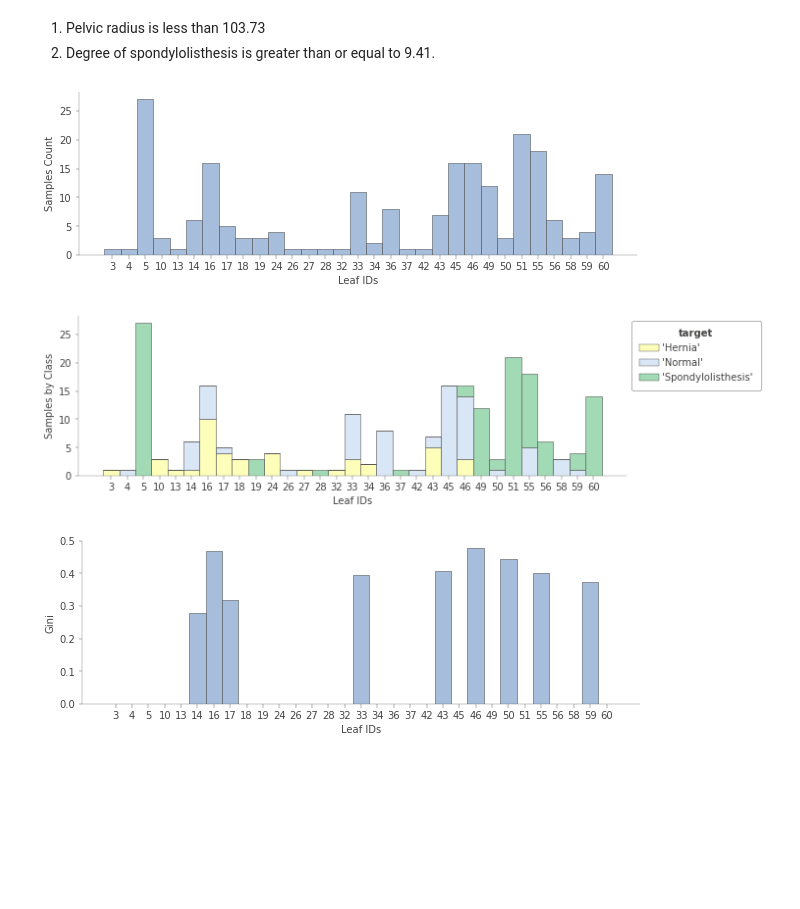
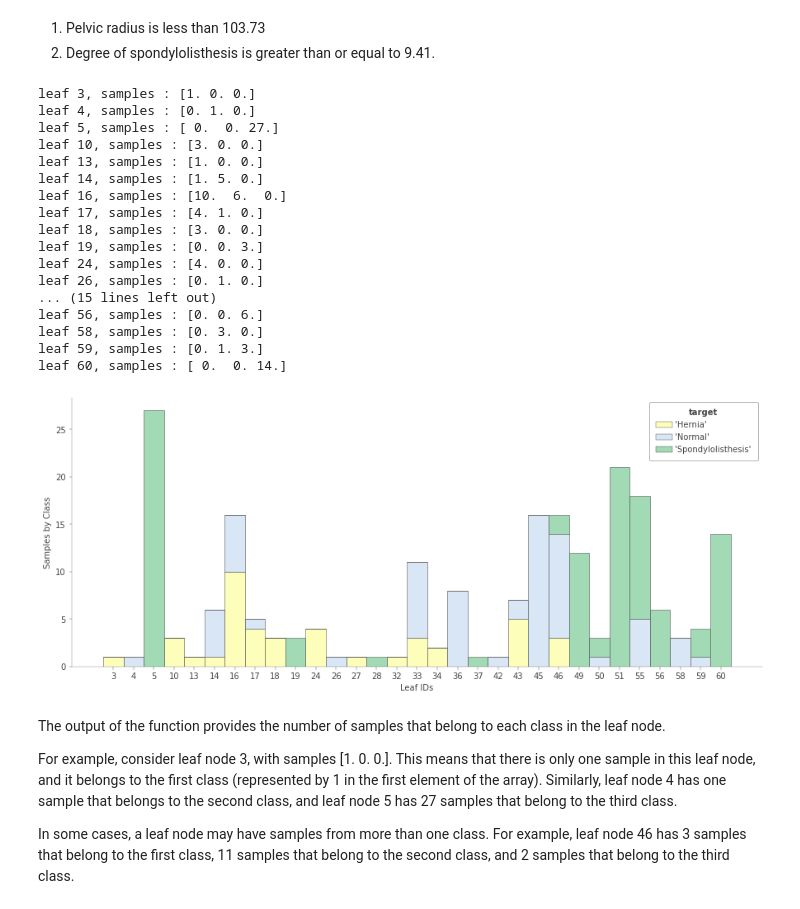
Before and after one commit to cityu-assignment/CS3481-assignment1, a Jupyter notebook: cs3481_asm.ipynb, the cells around one changed output. Cells and saved outputs as stored; diff of their text form; code cells hidden in the pictures; blank space fills up the shorter version.

```diff
--- a/cs3481_asm.ipynb
+++ b/cs3481_asm.ipynb
@@ -364,15 +374,14 @@ selected_criterion = 'gini'
 # %%
 X_trainset, X_testset, y_trainset, y_testset = train_test_split(X, y, test_size=selected_test_size, random_state=0, stratify=y)
 # %%
-clf = DecisionTreeClassifier(criterion=selected_criterion
-                             ,max_depth=selected_max_tree_depth
-                             ,splitter="random"
-                              ,random_state=0
-                             )
+clf = DecisionTreeClassifier(criterion=selected_criterion,
+                             max_depth=selected_max_tree_depth,
+                             splitter="random",
+                             random_state=0)
 
 clf.fit(X_trainset, y_trainset)
 predTree = clf.predict(X_testset)
-print("DecisionTrees's Accuracy: %.5f" % (accuracy_score(y_testset, predTree)))
+print("Decision Trees's Accuracy: %.5f" % (accuracy_score(y_testset, predTree)))
 # %% [output]
 DecisionTrees's Accuracy: 0.86022
 # %% [markdown]
@@ -484,11 +526,31 @@ pelvic_radius < 103.73
 # %% [markdown]
 1. Pelvic radius is less than 103.73
 2. Degree of spondylolisthesis is greater than or equal to 9.41.
-# %%
-viz_model.leaf_sizes(figsize=(10,3))
-viz_model.ctree_leaf_distributions(figsize=(10,3))
-viz_model.leaf_purity(figsize=(10,3))
-# %% [output]
-[figure, removed]
-[figure, removed]
-[figure, removed]
+# %%
+viz_model.ctree_leaf_distributions(figsize=(15,6))
+viz_model.ctree_leaf_distributions(display_type = "text")
+# %% [output]
+leaf 3, samples : [1. 0. 0.]
+leaf 4, samples : [0. 1. 0.]
+leaf 5, samples : [ 0.  0. 27.]
+leaf 10, samples : [3. 0. 0.]
+leaf 13, samples : [1. 0. 0.]
+leaf 14, samples : [1. 5. 0.]
+leaf 16, samples : [10.  6.  0.]
+leaf 17, samples : [4. 1. 0.]
+leaf 18, samples : [3. 0. 0.]
+leaf 19, samples : [0. 0. 3.]
+leaf 24, samples : [4. 0. 0.]
+leaf 26, samples : [0. 1. 0.]
+... (15 lines left out)
+leaf 56, samples : [0. 0. 6.]
+leaf 58, samples : [0. 3. 0.]
+leaf 59, samples : [0. 1. 3.]
+leaf 60, samples : [ 0.  0. 14.]
+[figure, added]
+# %% [markdown]
+The output of the function provides the number of samples that belong to each class in the leaf node.
+
+For example, consider leaf node 3, with samples [1. 0. 0.]. This means that there is only one sample in this leaf node, and it belongs to the first class (represented by 1 in the first element of the array). Similarly, leaf node 4 has one sample that belongs to the second class, and leaf node 5 has 27 samples that belong to the third class.
+
+In some cases, a leaf node may have samples from more than one class. For example, leaf node 46 has 3 samples that belong to the first class, 11 samples that belong to the second class, and 2 samples that belong to the third class.
```
Also changed, not shown: parts of 16 cells of this notebook.
